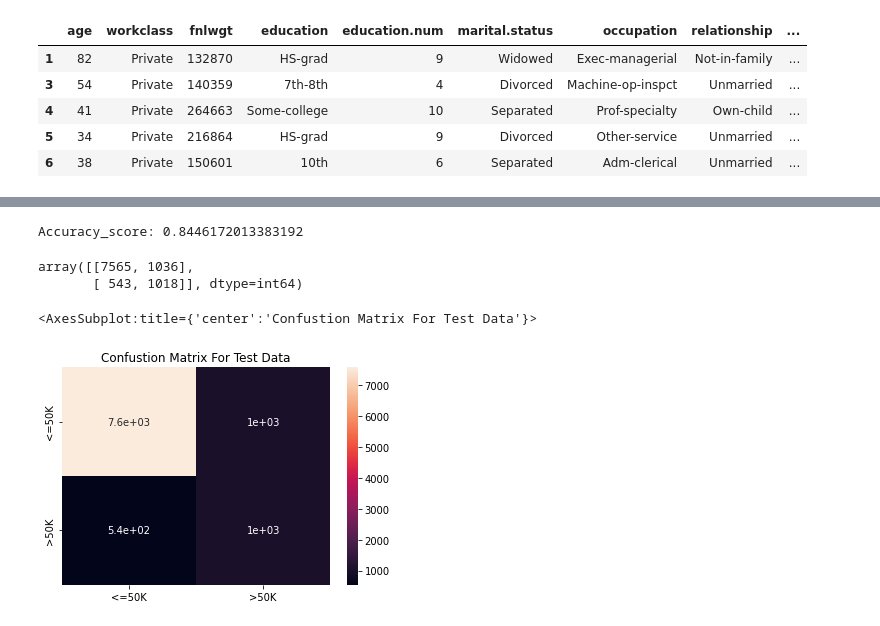
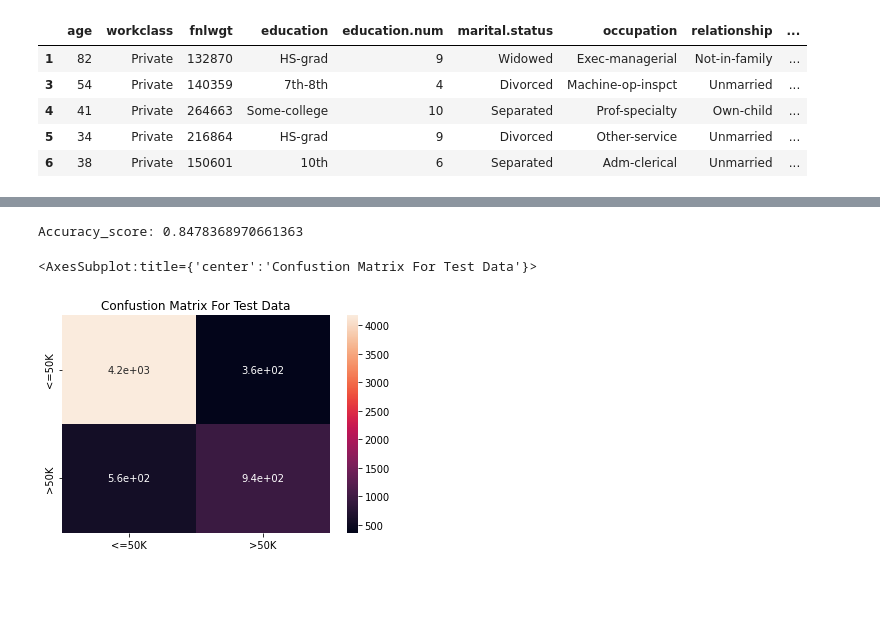
Before and after one commit to JJLEE-20194099/machine_learning_from_zero_to_hero_course, a Jupyter notebook: Random Forests/random_forests.ipynb, the cells around one changed output, grey strips where cells are left out. Saved outputs shown, nothing was run; the diff lists cells and outputs as text; code cells hidden in the pictures; blank space fills up the shorter version.

```diff
--- a/Random Forests/random_forests.ipynb
+++ b/Random Forests/random_forests.ipynb
@@ -171,25 +213,18 @@ Text(0.5, 0, 'Number of estimators in Random Forests')
 # %%
-random_forest_clf = RandomForestClassifier(n_estimators=quantity)
+random_forest_clf = RandomForestClassifier(criterion='entropy', n_estimators=optimal_estimators)
 random_forest_clf.fit(adult_train_arr['data'], adult_train_arr['target'])
 y_pred = random_forest_clf.predict(adult_test_arr['data'])
 print("Accuracy_score:", accuracy_score(y_pred, adult_test_arr['target']))
+
+c_matrix = confusion_matrix(adult_test_arr['target'], y_pred)
+labels = adult_df.iloc[:, -1].value_counts().index
+c_matrix_df = pd.DataFrame(c_matrix, index = labels, columns = labels)
+plt.title("Confustion Matrix For Test Data")
+sns.heatmap(c_matrix_df, annot=True)
 # %% [output]
-Accuracy_score: 0.8446172013383192
+Accuracy_score: 0.8478368970661363
+<AxesSubplot:title={'center':'Confustion Matrix For Test Data'}>
+[figure, added]
-# %%
-c_matrix = confusion_matrix(y_pred, adult_test_arr['target'])
-c_matrix
-# %% [output]
-array([[7565, 1036],
-       [ 543, 1018]], dtype=int64)
-# %%
-c_matrix = confusion_matrix(y_pred, adult_test_arr['target'])
-labels = adult_df.iloc[:, -1].value_counts().index
-c_matrix_df = pd.DataFrame(c_matrix, index = labels, columns = labels)
-plt.title("Confustion Matrix For Test Data")
-sns.heatmap(c_matrix_df, annot=True)
-# %% [output]
-<AxesSubplot:title={'center':'Confustion Matrix For Test Data'}>
-[figure, removed]
 # %%
 random_forest_clf.feature_importances_
 # %% [output]
```
Also changed, not shown: parts of 27 cells of this notebook.
